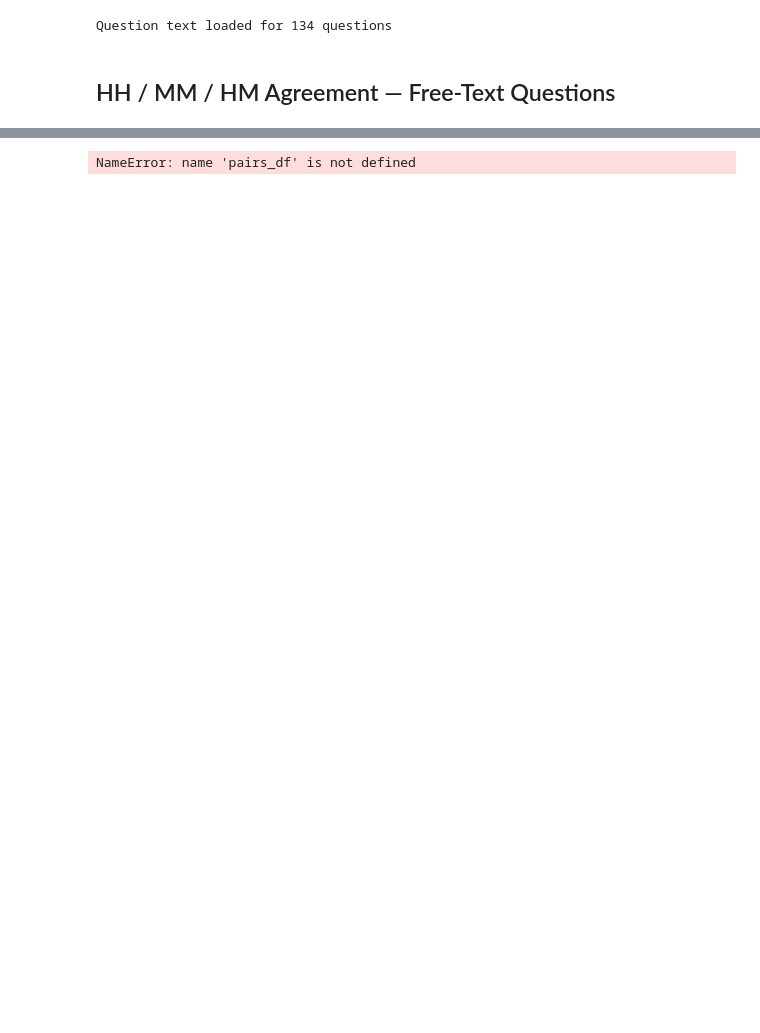
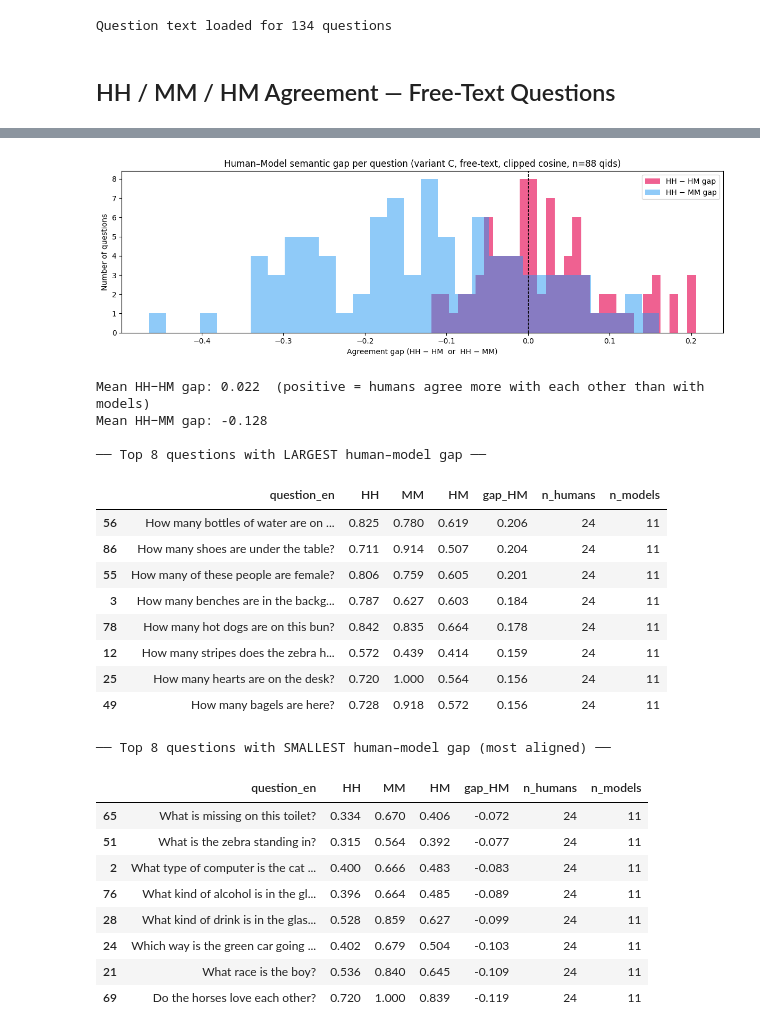
Before and after one commit to unolop/HPA, a Jupyter notebook: analysis/session2/10_align_agreement.ipynb, the cells around one changed output, grey strips where cells are left out. Saved outputs shown, nothing was run; the diff lists cells and outputs as text; code cells hidden in the pictures; blank space fills up the shorter version.

```diff
--- a/analysis/session2/10_align_agreement.ipynb
+++ b/analysis/session2/10_align_agreement.ipynb
@@ -625,39 +977,54 @@ NameError: name 'pairs_df' is not defined
 # %%
 # ── Per-question gap: HH − HM (variant C, free-text) ─────────────────────────
-hh_q = (pairs_df[(pairs_df.variant == 'C') & (pairs_df.pair_type == 'HH')]
-        .groupby('question_id')['sbert_score'].mean().rename('HH'))
-mm_q = (pairs_df[(pairs_df.variant == 'C') & (pairs_df.pair_type == 'MM')]
-        .groupby('question_id')['sbert_score'].mean().rename('MM'))
-hm_q = (pairs_df[(pairs_df.variant == 'C') & (pairs_df.pair_type == 'HM')]
-        .groupby('question_id')['sbert_score'].mean().rename('HM'))
-
-gap_df = pd.concat([hh_q, mm_q, hm_q], axis=1).dropna()
-gap_df['gap_HM']  = gap_df['HH'] - gap_df['HM']   # positive = humans agree more with each other than with models
-gap_df['gap_MM']  = gap_df['HH'] - gap_df['MM']
-gap_df['question_en'] = gap_df.index.map(lambda q: q_en.get(q, ''))
+gap_df = question_pair_df[question_pair_df.variant == 'C'].copy()
+gap_df = gap_df[['question_id', 'question_en', 'HH', 'MM', 'HM', 'n_humans', 'n_models', 'n_pairs_HH', 'n_pairs_MM', 'n_pairs_HM']].dropna(subset=['HH', 'MM', 'HM'])
+gap_df['gap_HM'] = gap_df['HH'] - gap_df['HM']
+gap_df['gap_MM'] = gap_df['HH'] - gap_df['MM']
 gap_df = gap_df.sort_values('gap_HM', ascending=False)
 
 fig, ax = plt.subplots(figsize=(12, 4))
 ax.hist(gap_df['gap_HM'], bins=30, color='#E91E63', alpha=0.7, label='HH − HM gap')
 ax.hist(gap_df['gap_MM'], bins=30, color='#2196F3', alpha=0.5, label='HH − MM gap')
 ax.axvline(0, color='black', lw=1, ls='--')
 ax.set_xlabel('Agreement gap (HH − HM  or  HH − MM)')
 ax.set_ylabel('Number of questions')
-ax.set_title(f'Human–Model semantic gap per question (variant C, free-text, n={len(gap_df)} qids)')
+ax.set_title(f'Human–Model semantic gap per question (variant C, free-text, clipped cosine, n={len(gap_df)} qids)')
 ax.legend()
 plt.tight_layout(); plt.show()
 
-print(f"Mean HH−HM gap: {gap_df['gap_HM'].mean():.3f}  "
-      f"(positive = humans agree more with each other than with models)")
+print(f"Mean HH−HM gap: {gap_df['gap_HM'].mean():.3f}  (positive = humans agree more with each other than with models)")
 print(f"Mean HH−MM gap: {gap_df['gap_MM'].mean():.3f}")
 
-print("\n── Top 8 questions with LARGEST human–model gap ──")
-display(gap_df[['question_en','HH','MM','HM','gap_HM']].head(8).round(3))
+print('\n── Top 8 questions with LARGEST human–model gap ──')
+display(gap_df[['question_en','HH','MM','HM','gap_HM','n_humans','n_models']].head(8).round(3))
 
-print("\n── Top 8 questions with SMALLEST human–model gap (most aligned) ──")
-display(gap_df[['question_en','HH','MM','HM','gap_HM']].tail(8).round(3))
+print('\n── Top 8 questions with SMALLEST human–model gap (most aligned) ──')
+display(gap_df[['question_en','HH','MM','HM','gap_HM','n_humans','n_models']].tail(8).round(3))
 # %% [output]
+[figure, added]
-NameError: name 'pairs_df' is not defined
+Mean HH−HM gap: 0.022  (positive = humans agree more with each other than with models)
+Mean HH−MM gap: -0.128
+
+── Top 8 questions with LARGEST human–model gap ──
+|  | question_en | HH | MM | HM | gap_HM | n_humans | n_models |
+| 56 | How many bottles of water are on ... | 0.825 | 0.780 | 0.619 | 0.206 | 24 | 11 |
+| 86 | How many shoes are under the table? | 0.711 | 0.914 | 0.507 | 0.204 | 24 | 11 |
+| 55 | How many of these people are female? | 0.806 | 0.759 | 0.605 | 0.201 | 24 | 11 |
+| 3 | How many benches are in the backg... | 0.787 | 0.627 | 0.603 | 0.184 | 24 | 11 |
+| 78 | How many hot dogs are on this bun? | 0.842 | 0.835 | 0.664 | 0.178 | 24 | 11 |
+| 12 | How many stripes does the zebra h... | 0.572 | 0.439 | 0.414 | 0.159 | 24 | 11 |
+| 25 | How many hearts are on the desk? | 0.720 | 1.000 | 0.564 | 0.156 | 24 | 11 |
+| 49 | How many bagels are here? | 0.728 | 0.918 | 0.572 | 0.156 | 24 | 11 |
+── Top 8 questions with SMALLEST human–model gap (most aligned) ──
+|  | question_en | HH | MM | HM | gap_HM | n_humans | n_models |
+| 65 | What is missing on this toilet? | 0.334 | 0.670 | 0.406 | -0.072 | 24 | 11 |
+| 51 | What is the zebra standing in? | 0.315 | 0.564 | 0.392 | -0.077 | 24 | 11 |
+| 2 | What type of computer is the cat ... | 0.400 | 0.666 | 0.483 | -0.083 | 24 | 11 |
+| 76 | What kind of alcohol is in the gl... | 0.396 | 0.664 | 0.485 | -0.089 | 24 | 11 |
+| 28 | What kind of drink is in the glas... | 0.528 | 0.859 | 0.627 | -0.099 | 24 | 11 |
+| 24 | Which way is the green car going ... | 0.402 | 0.679 | 0.504 | -0.103 | 24 | 11 |
+| 21 | What race is the boy? | 0.536 | 0.840 | 0.645 | -0.109 | 24 | 11 |
+| 69 | Do the horses love each other? | 0.720 | 1.000 | 0.839 | -0.119 | 24 | 11 |
 # %%
 # ── Full pairwise agreement heatmap (all raters × all raters, variant C) ──────
 # Mean SBERT cosine across all free-text questions, variant C
```
Also changed, not shown: parts of 12 cells of this notebook, 6 other files.
